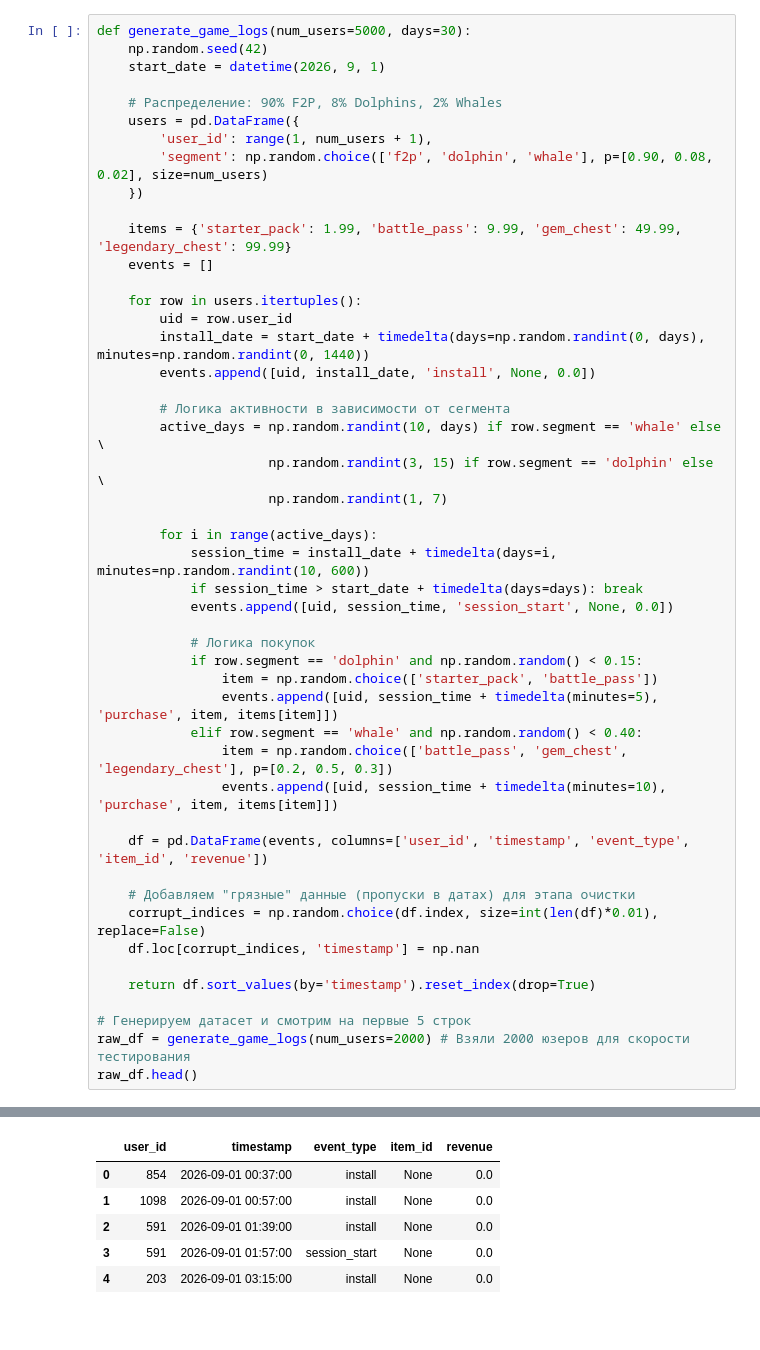
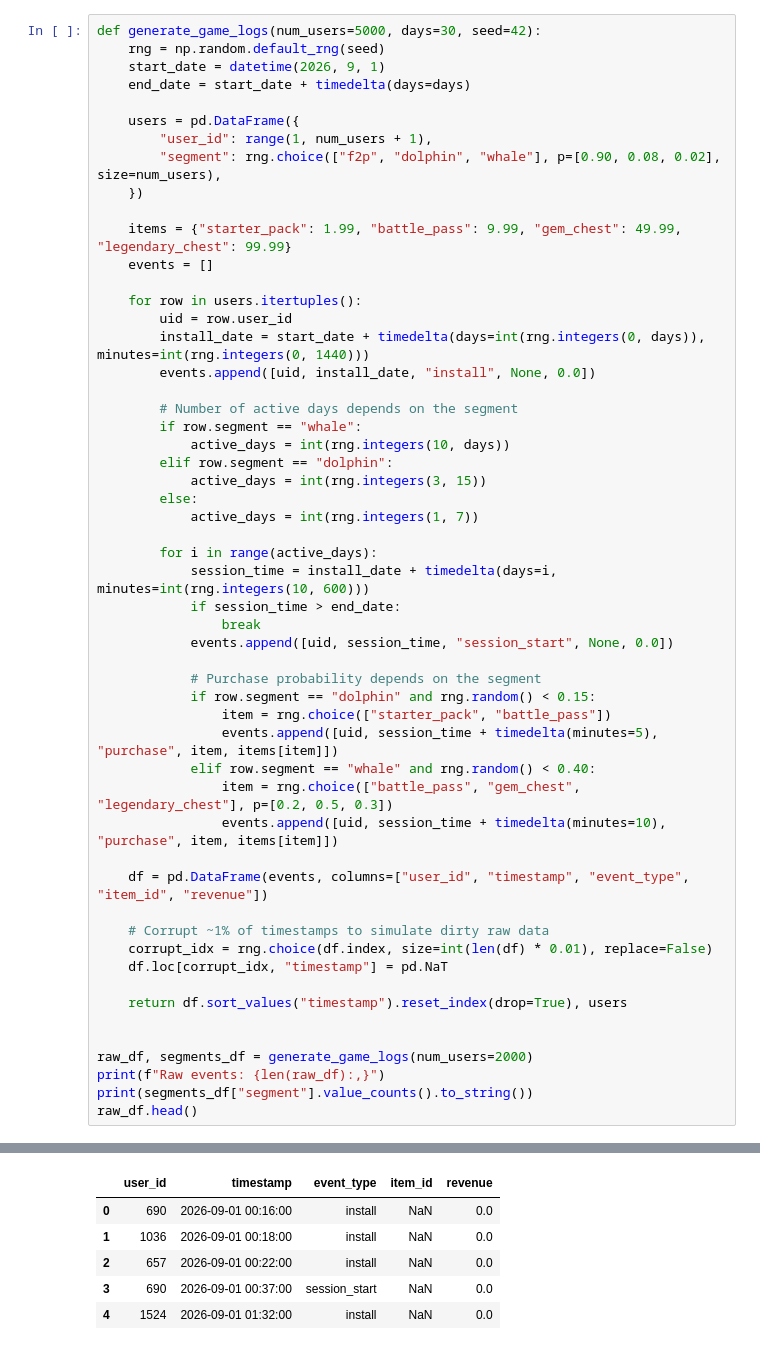
Before and after one commit to Siren-heart/mobile-game-monetization-analytics, a Jupyter notebook: main.ipynb, the cells around one changed output, grey strips where cells are left out. Saved outputs shown, nothing was run; the diff lists cells and outputs as text.

```diff
--- a/main.ipynb
+++ b/main.ipynb
@@ -24,49 +31,55 @@ print("Библиотеки успешно загружены!")
 # %%
-def generate_game_logs(num_users=5000, days=30):
-    np.random.seed(42)
+def generate_game_logs(num_users=5000, days=30, seed=42):
+    rng = np.random.default_rng(seed)
     start_date = datetime(2026, 9, 1)
+    end_date = start_date + timedelta(days=days)
 
-    # Распределение: 90% F2P, 8% Dolphins, 2% Whales
     users = pd.DataFrame({
-        'user_id': range(1, num_users + 1),
-        'segment': np.random.choice(['f2p', 'dolphin', 'whale'], p=[0.90, 0.08, 0.02], size=num_users)
+        "user_id": range(1, num_users + 1),
+        "segment": rng.choice(["f2p", "dolphin", "whale"], p=[0.90, 0.08, 0.02], size=num_users),
     })
 
-    items = {'starter_pack': 1.99, 'battle_pass': 9.99, 'gem_chest': 49.99, 'legendary_chest': 99.99}
+    items = {"starter_pack": 1.99, "battle_pass": 9.99, "gem_chest": 49.99, "legendary_chest": 99.99}
     events = []
 
     for row in users.itertuples():
         uid = row.user_id
-        install_date = start_date + timedelta(days=np.random.randint(0, days), minutes=np.random.randint(0, 1440))
-        events.append([uid, install_date, 'install', None, 0.0])
+        install_date = start_date + timedelta(days=int(rng.integers(0, days)), minutes=int(rng.integers(0, 1440)))
+        events.append([uid, install_date, "install", None, 0.0])
 
-        # Логика активности в зависимости от сегмента
-        active_days = np.random.randint(10, days) if row.segment == 'whale' else \
-                      np.random.randint(3, 15) if row.segment == 'dolphin' else \
-                      np.random.randint(1, 7)
+        # Number of active days depends on the segment
+        if row.segment == "whale":
+            active_days = int(rng.integers(10, days))
+        elif row.segment == "dolphin":
+            active_days = int(rng.integers(3, 15))
+        else:
+            active_days = int(rng.integers(1, 7))
 
         for i in range(active_days):
-            session_time = install_date + timedelta(days=i, minutes=np.random.randint(10, 600))
-            if session_time > start_date + timedelta(days=days): break
-            events.append([uid, session_time, 'session_start', None, 0.0])
+            session_time = install_date + timedelta(days=i, minutes=int(rng.integers(10, 600)))
+            if session_time > end_date:
+                break
+            events.append([uid, session_time, "session_start", None, 0.0])
 
-            # Логика покупок
-            if row.segment == 'dolphin' and np.random.random() < 0.15:
-                item = np.random.choice(['starter_pack', 'battle_pass'])
-                events.append([uid, session_time + timedelta(minutes=5), 'purchase', item, items[item]])
-            elif row.segment == 'whale' and np.random.random() < 0.40:
-                item = np.random.choice(['battle_pass', 'gem_chest', 'legendary_chest'], p=[0.2, 0.5, 0.3])
-                events.append([uid, session_time + timedelta(minutes=10), 'purchase', item, items[item]])
+            # Purchase probability depends on the segment
+            if row.segment == "dolphin" and rng.random() < 0.15:
+                item = rng.choice(["starter_pack", "battle_pass"])
+                events.append([uid, session_time + timedelta(minutes=5), "purchase", item, items[item]])
+            elif row.segment == "whale" and rng.random() < 0.40:
+                item = rng.choice(["battle_pass", "gem_chest", "legendary_chest"], p=[0.2, 0.5, 0.3])
+                events.append([uid, session_time + timedelta(minutes=10), "purchase", item, items[item]])
 
-    df = pd.DataFrame(events, columns=['user_id', 'timestamp', 'event_type', 'item_id', 'revenue'])
+    df = pd.DataFrame(events, columns=["user_id", "timestamp", "event_type", "item_id", "revenue"])
 
-    # Добавляем "грязные" данные (пропуски в датах) для этапа очистки
-    corrupt_indices = np.random.choice(df.index, size=int(len(df)*0.01), replace=False)
-    df.loc[corrupt_indices, 'timestamp'] = np.nan
+    # Corrupt ~1% of timestamps to simulate dirty raw data
+    corrupt_idx = rng.choice(df.index, size=int(len(df) * 0.01), replace=False)
+    df.loc[corrupt_idx, "timestamp"] = pd.NaT
 
-    return df.sort_values(by='timestamp').reset_index(drop=True)
+    return df.sort_values("timestamp").reset_index(drop=True), users
 
-# Генерируем датасет и смотрим на первые 5 строк
-raw_df = generate_game_logs(num_users=2000) # Взяли 2000 юзеров для скорости тестирования
+
+raw_df, segments_df = generate_game_logs(num_users=2000)
+print(f"Raw events: {len(raw_df):,}")
+print(segments_df["segment"].value_counts().to_string())
 raw_df.head()
 # %% [output]
@@ -73,6 +91,6 @@ raw_df.head()
 |  | user_id | timestamp | event_type | item_id | revenue |
-| 0 | 854 | 2026-09-01 00:37:00 | install | None | 0.0 |
-| 1 | 1098 | 2026-09-01 00:57:00 | install | None | 0.0 |
-| 2 | 591 | 2026-09-01 01:39:00 | install | None | 0.0 |
-| 3 | 591 | 2026-09-01 01:57:00 | session_start | None | 0.0 |
-| 4 | 203 | 2026-09-01 03:15:00 | install | None | 0.0 |
+| 0 | 690 | 2026-09-01 00:16:00 | install | NaN | 0.0 |
+| 1 | 1036 | 2026-09-01 00:18:00 | install | NaN | 0.0 |
+| 2 | 657 | 2026-09-01 00:22:00 | install | NaN | 0.0 |
+| 3 | 690 | 2026-09-01 00:37:00 | session_start | NaN | 0.0 |
+| 4 | 1524 | 2026-09-01 01:32:00 | install | NaN | 0.0 |
```
Also changed, not shown: parts of 18 cells of this notebook, 5 other files.
